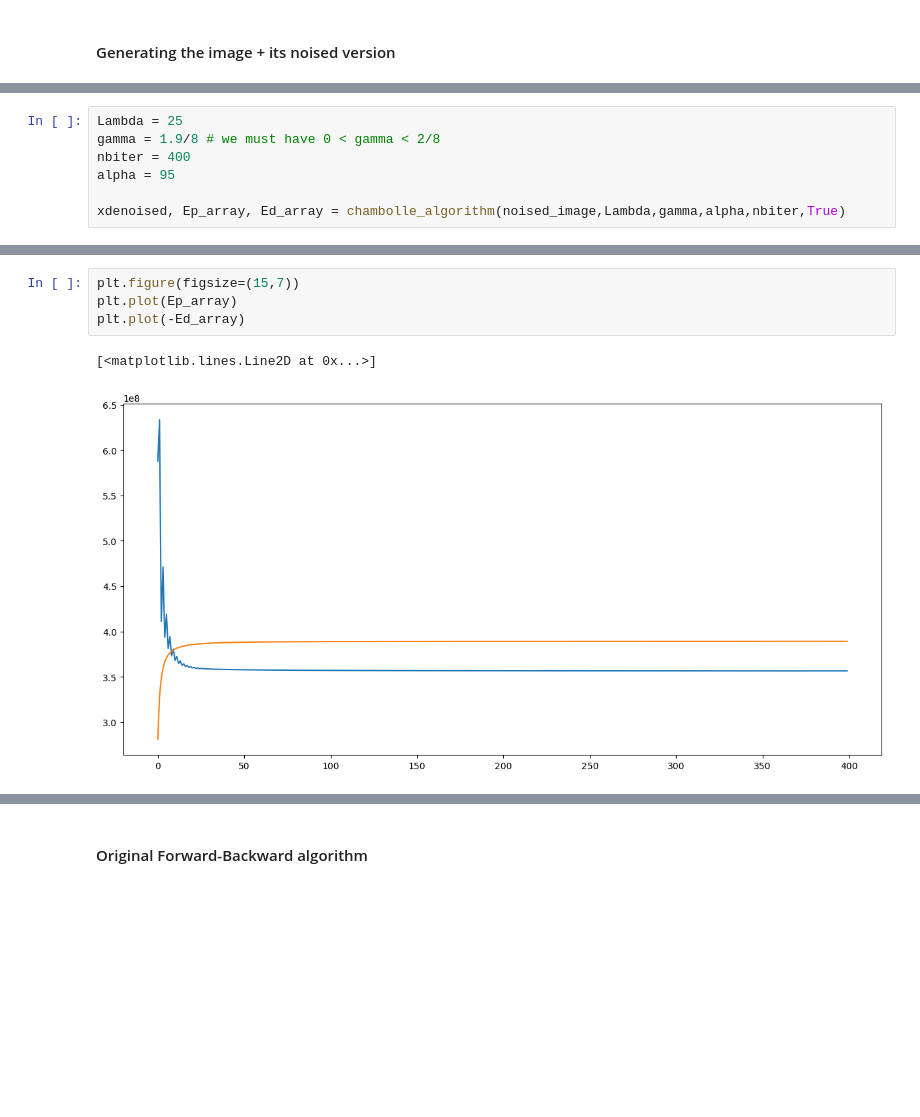
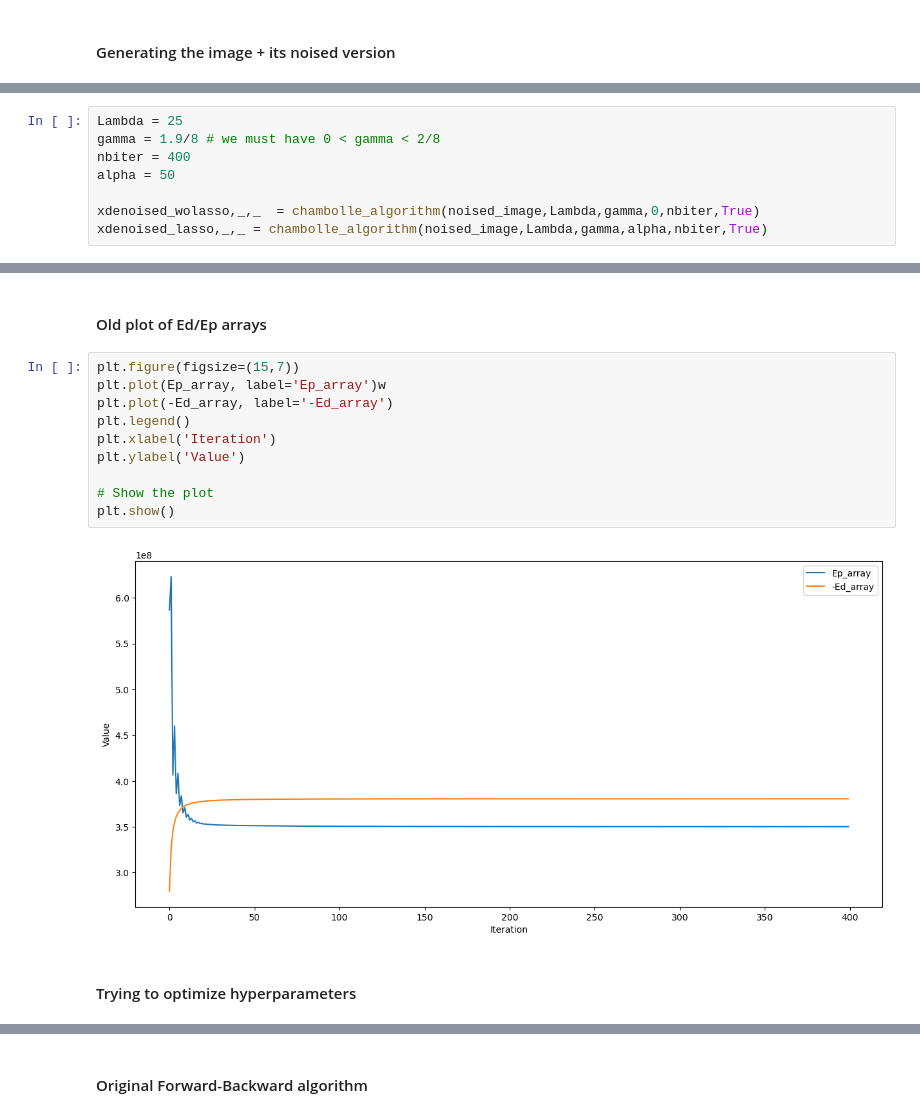
Before and after one commit to Romrchp/optml-project, a Jupyter notebook: background-notebooks/regularized_chambolle.ipynb, the cells around one changed output, grey strips where cells are left out. Drawn from its saved outputs; the diff is of its cells as text; blank space fills up the shorter version.

```diff
--- a/background-notebooks/regularized_chambolle.ipynb
+++ b/background-notebooks/regularized_chambolle.ipynb
@@ -221,6 +230,7 @@ Text(0.5, 1.0, 'Noisy version of Lena')
 Lambda = 25
 gamma = 1.9/8 # we must have 0 < gamma < 2/8
 nbiter = 400
-alpha = 95
+alpha = 50
 
-xdenoised, Ep_array, Ed_array = chambolle_algorithm(noised_image,Lambda,gamma,alpha,nbiter,True)
+xdenoised_wolasso,_,_  = chambolle_algorithm(noised_image,Lambda,gamma,0,nbiter,True)
+xdenoised_lasso,_,_ = chambolle_algorithm(noised_image,Lambda,gamma,alpha,nbiter,True)
@@ -233,7 +265,16 @@ plt.show()
+# %% [markdown]
+#### Old plot of Ed/Ep arrays
 # %%
 plt.figure(figsize=(15,7))
-plt.plot(Ep_array)
-plt.plot(-Ed_array)
+plt.plot(Ep_array, label='Ep_array')w
+plt.plot(-Ed_array, label='-Ed_array')
+plt.legend()
+plt.xlabel('Iteration')
+plt.ylabel('Value')
+
+# Show the plot
+plt.show()
 # %% [output]
-[<matplotlib.lines.Line2D at 0x...>]
-[figure, old version]
+[figure, new version]
+# %% [markdown]
+#### Trying to optimize hyperparameters
```
Also changed, not shown: parts of 5 cells of this notebook.
